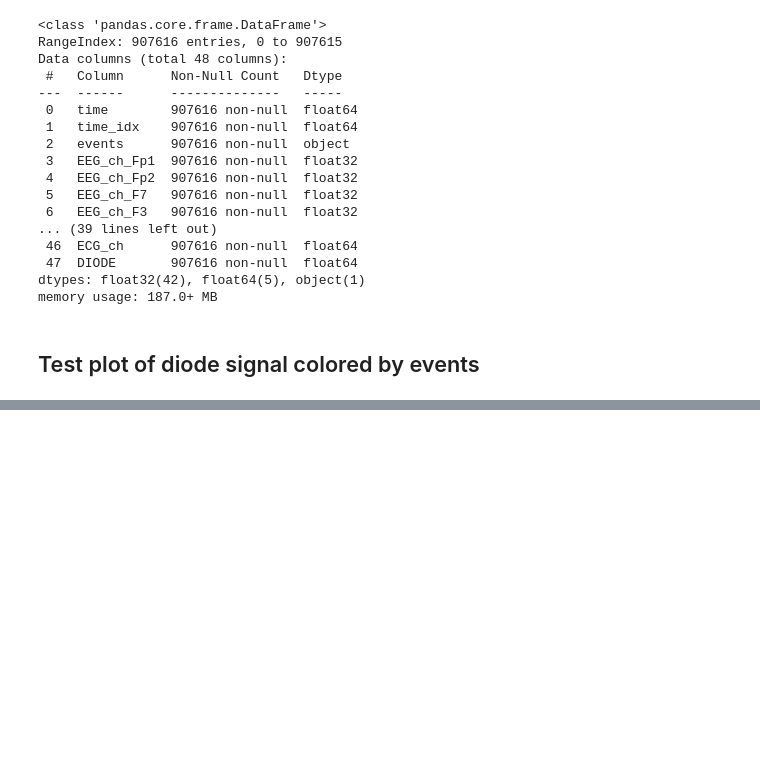
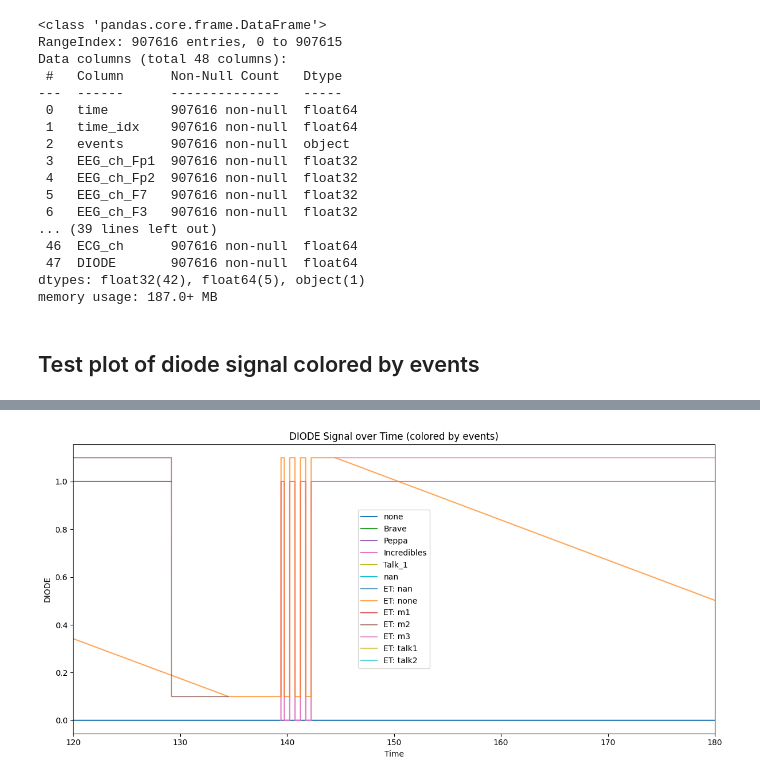
Before and after one commit to SYNCC-IN/hyperscanning-signal-analysis, a Jupyter notebook: scripts/EEG_ECG_ET_demo_01.ipynb, the cells around one changed output, grey strips where cells are left out. Cells and saved outputs as stored; diff of their text form; code cells hidden in the pictures; blank space fills up the shorter version.

Commit message:
WIP: Add ET data integration and visualization (work in progress)

```diff
--- a/scripts/EEG_ECG_ET_demo_01.ipynb
+++ b/scripts/EEG_ECG_ET_demo_01.ipynb
@@ -79,0 +82,2 @@ plt.show()
+# %%
+mmd.add_data(et_path = "../data/et_data/")
@@ -79,0 +114,33 @@ plt.show()
+# %%
+# Create a figure
+fig, ax = plt.subplots(figsize=(12, 6))
+
+# Get unique events for color mapping
+events = mmd.data['events'].unique()
+colors = plt.cm.tab10(np.linspace(0, 1, len(events)))
+event_colors = dict(zip(events, colors))
+
+# Plot DIODE values colored by events
+for event in events:
+    event_data = mmd.data[mmd.data['events'] == event]
+    ax.plot(event_data['time_x'], event_data['DIODE'], label=event, color=event_colors[event])
+
+
+# add plots of DIODE vs time_idx colored based on ET_events
+et_events = mmd.data['ET_event'].unique()
+et_colors = plt.cm.tab10(np.linspace(0, 1, len(et_events)))
+et_event_colors = dict(zip(et_events, et_colors))
+
+for et_event in et_events:
+    et_event_data = mmd.data[mmd.data['ET_event'] == et_event]
+    ax.plot(et_event_data['time_x'], et_event_data['DIODE']+0.1, label=f'ET: {et_event}', color=et_event_colors[et_event], linestyle='-', alpha=0.7)
+
+ax.set_xlabel('Time')
+ax.set_ylabel('DIODE')
+ax.set_title('DIODE Signal over Time (colored by events)')
+ax.legend()
+plt.tight_layout()
+plt.xlim(120, 180)
+plt.show()
+# %% [output]
+[figure, added]
```
Also changed, not shown: parts of 7 cells of this notebook, 2 other files.
